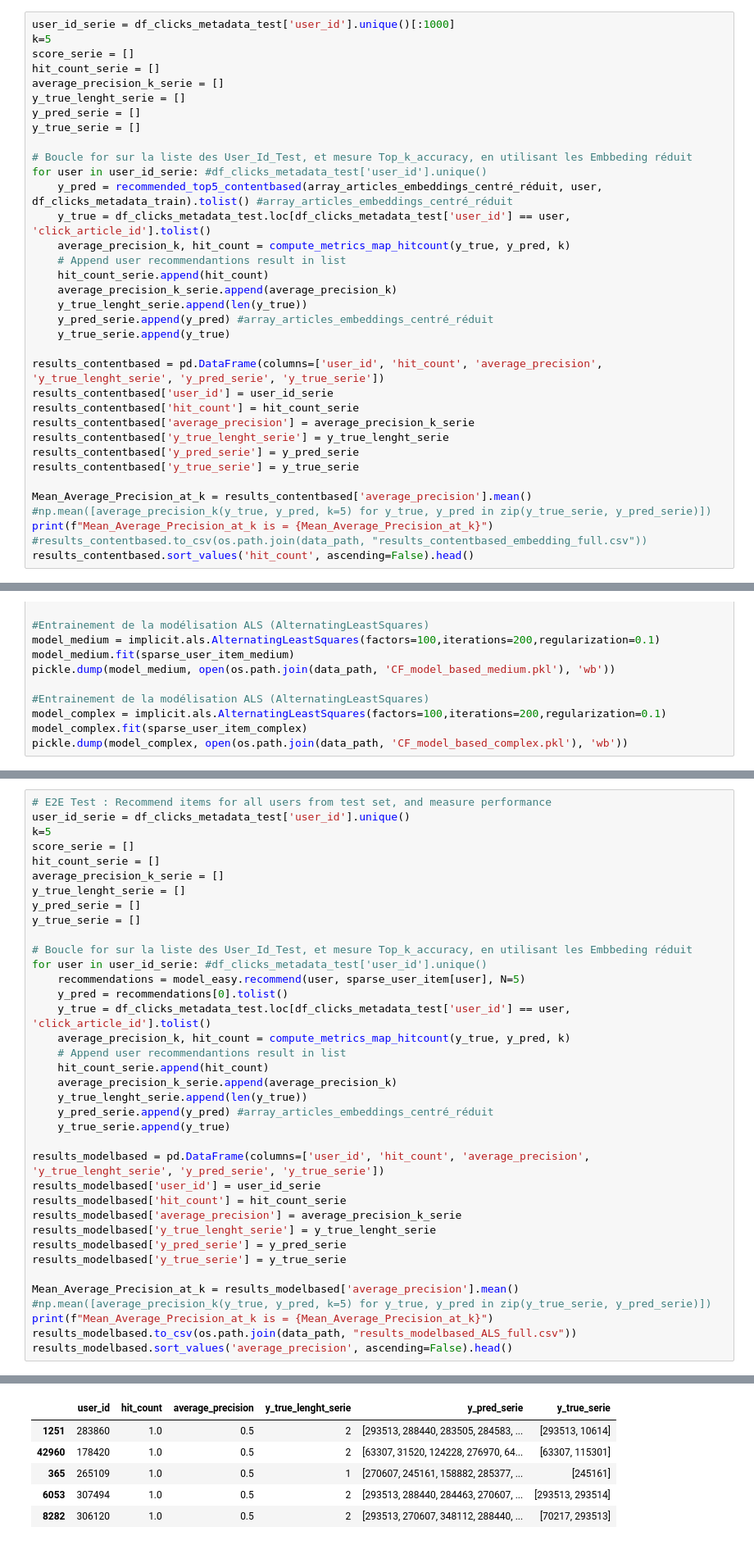
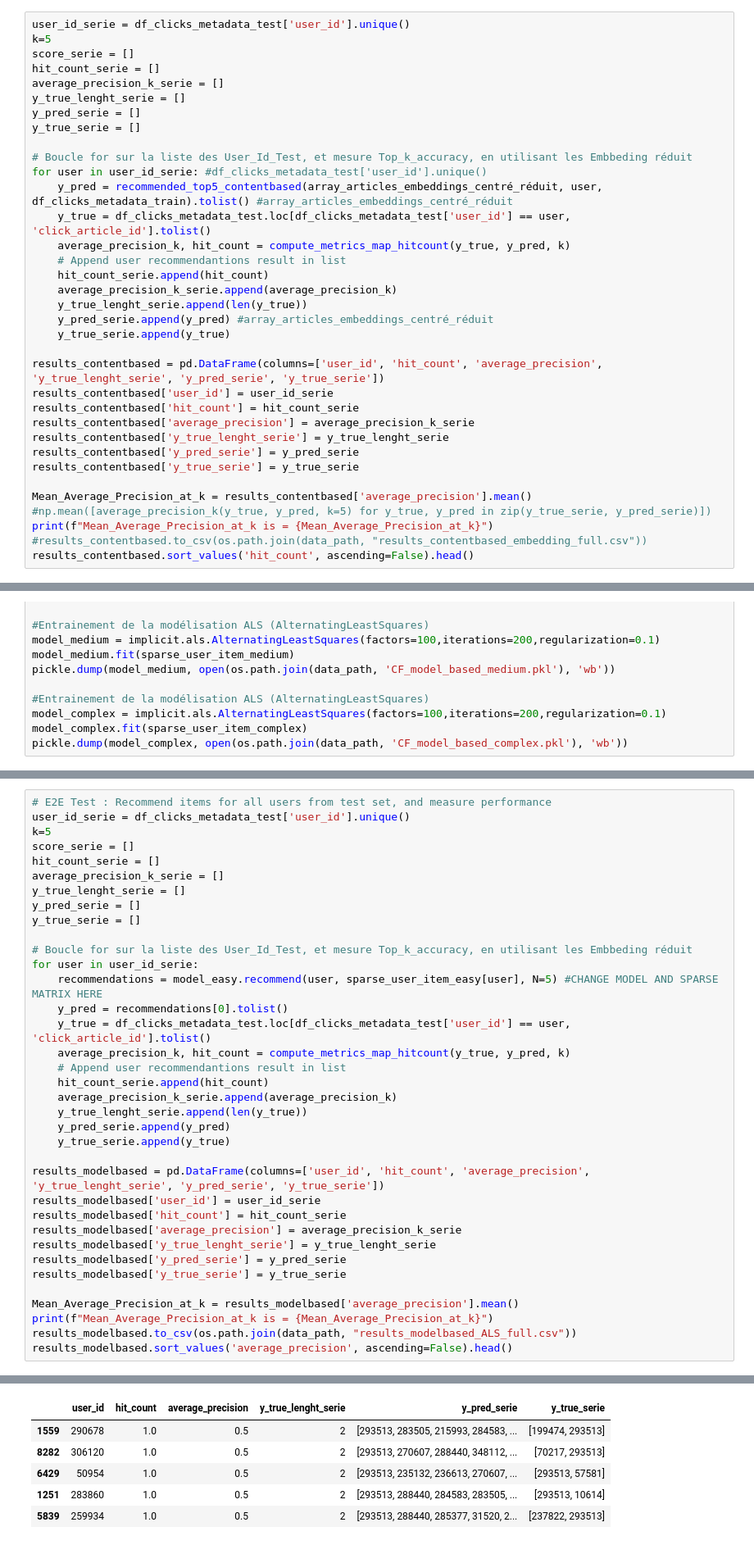
Before and after one commit to blanchonnicolas/IA_Project9_Openclassrooms_IA_SystemeRecommandation, a Jupyter notebook: P9_01_notebook.ipynb, the cells around one changed output, grey strips where cells are left out. Shown at 82% size. Drawn from its saved outputs; the diff is of its cells as text.

```diff
--- a/P9_01_notebook.ipynb
+++ b/P9_01_notebook.ipynb
@@ -982,7 +983,7 @@ results_contentbased.sort_values('hit_count', ascending=False).head()
 | 667 | 17219 | 0.0 | 0.0 | 2 | [345231, 344909, 283616, 285294, ... | [206763, 209013] |
 | 671 | 45313 | 0.0 | 0.0 | 14 | [206607, 206195, 205575, 207955, ... | [206763, 208582, 208981, 209013, ... |
 # %%
-user_id_serie = df_clicks_metadata_test['user_id'].unique()[:1000]
+user_id_serie = df_clicks_metadata_test['user_id'].unique()
 k=5
 score_serie = []
 hit_count_serie = []
@@ -1228,8 +1238,8 @@ y_pred_serie = []
 y_true_serie = []
 
 # Boucle for sur la liste des User_Id_Test, et mesure Top_k_accuracy, en utilisant les Embbeding réduit
-for user in user_id_serie: #df_clicks_metadata_test['user_id'].unique()
-    recommendations = model_easy.recommend(user, sparse_user_item[user], N=5)
+for user in user_id_serie:
+    recommendations = model_easy.recommend(user, sparse_user_item_easy[user], N=5) #CHANGE MODEL AND SPARSE MATRIX HERE
     y_pred = recommendations[0].tolist()
     y_true = df_clicks_metadata_test.loc[df_clicks_metadata_test['user_id'] == user, 'click_article_id'].tolist()
     average_precision_k, hit_count = compute_metrics_map_hitcount(y_true, y_pred, k)
@@ -1237,7 +1247,7 @@ for user in user_id_serie: #df_clicks_metadata_test['user_id'].unique()
     hit_count_serie.append(hit_count)
     average_precision_k_serie.append(average_precision_k)
     y_true_lenght_serie.append(len(y_true))
-    y_pred_serie.append(y_pred) #array_articles_embeddings_centré_réduit
+    y_pred_serie.append(y_pred)
     y_true_serie.append(y_true)
 
 results_modelbased = pd.DataFrame(columns=['user_id', 'hit_count', 'average_precision', 'y_true_lenght_serie', 'y_pred_serie', 'y_true_serie'])
@@ -1248,7 +1258,7 @@ results_modelbased['y_true_lenght_serie'] = y_true_lenght_serie
 results_modelbased['y_pred_serie'] = y_pred_serie
 results_modelbased['y_true_serie'] = y_true_serie
 
-Mean_Average_Precision_at_k = results_modelbased['average_precision'].mean() #np.mean([average_precision_k(y_true, y_pred, k=5) for y_true, y_pred in zip(y_true_serie, y_pred_serie)])
+Mean_Average_Precision_at_k = results_modelbased['average_precision'].mean()
 print(f"Mean_Average_Precision_at_k is = {Mean_Average_Precision_at_k}")
 results_modelbased.to_csv(os.path.join(data_path, "results_modelbased_ALS_full.csv"))
 results_modelbased.sort_values('average_precision', ascending=False).head()
@@ -1256,7 +1267,7 @@ results_modelbased.sort_values('average_precision', ascending=False).head()
 |  | user_id | hit_count | average_precision | y_true_lenght_serie | y_pred_serie | y_true_serie |
-| 1251 | 283860 | 1.0 | 0.5 | 2 | [293513, 288440, 283505, 284583, ... | [293513, 10614] |
-| 42960 | 178420 | 1.0 | 0.5 | 2 | [63307, 31520, 124228, 276970, 64... | [63307, 115301] |
-| 365 | 265109 | 1.0 | 0.5 | 1 | [270607, 245161, 158882, 285377, ... | [245161] |
-| 6053 | 307494 | 1.0 | 0.5 | 2 | [293513, 288440, 284463, 270607, ... | [293513, 293514] |
-| 8282 | 306120 | 1.0 | 0.5 | 2 | [293513, 270607, 348112, 288440, ... | [70217, 293513] |
+| 1559 | 290678 | 1.0 | 0.5 | 2 | [293513, 283505, 215993, 284583, ... | [199474, 293513] |
+| 8282 | 306120 | 1.0 | 0.5 | 2 | [293513, 270607, 288440, 348112, ... | [70217, 293513] |
+| 6429 | 50954 | 1.0 | 0.5 | 2 | [293513, 235132, 236613, 270607, ... | [293513, 57581] |
+| 1251 | 283860 | 1.0 | 0.5 | 2 | [293513, 288440, 284583, 283505, ... | [293513, 10614] |
+| 5839 | 259934 | 1.0 | 0.5 | 2 | [293513, 288440, 285377, 31520, 2... | [237822, 293513] |
 # %%
```
Also changed, not shown: parts of 29 cells of this notebook, 3 other files.
